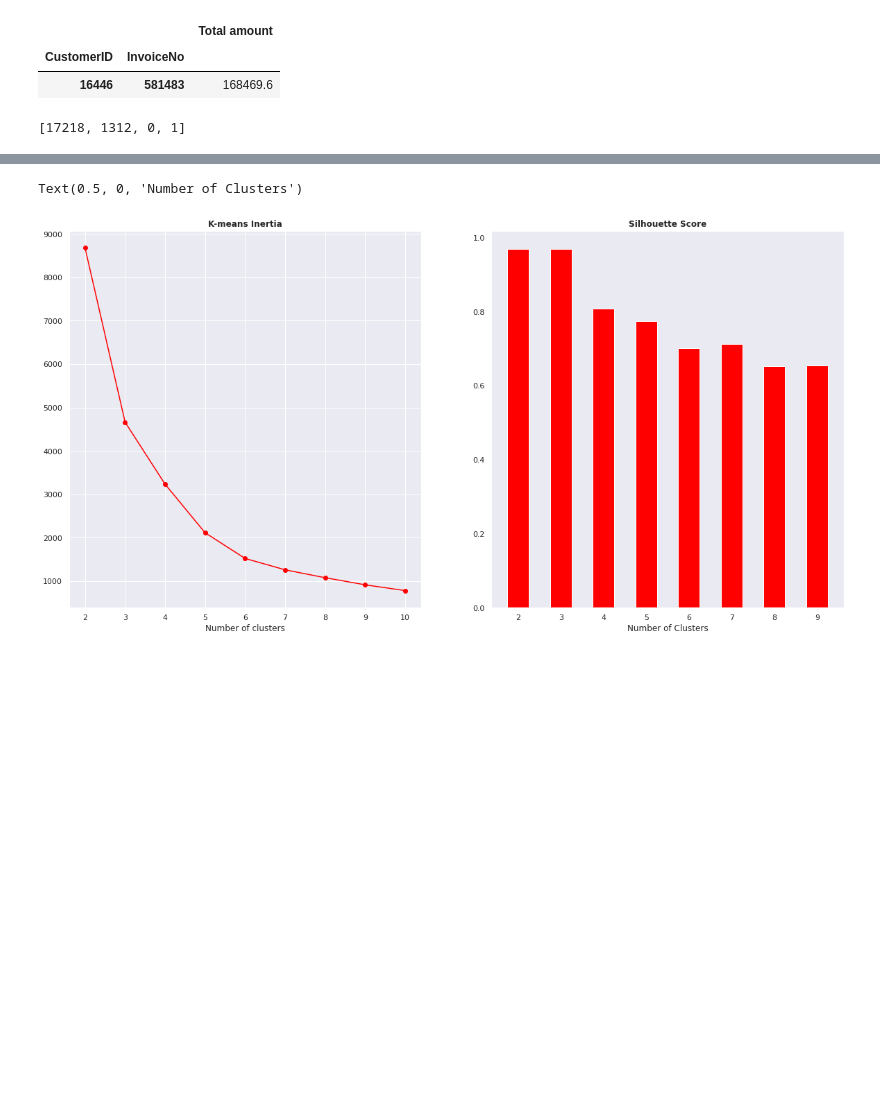
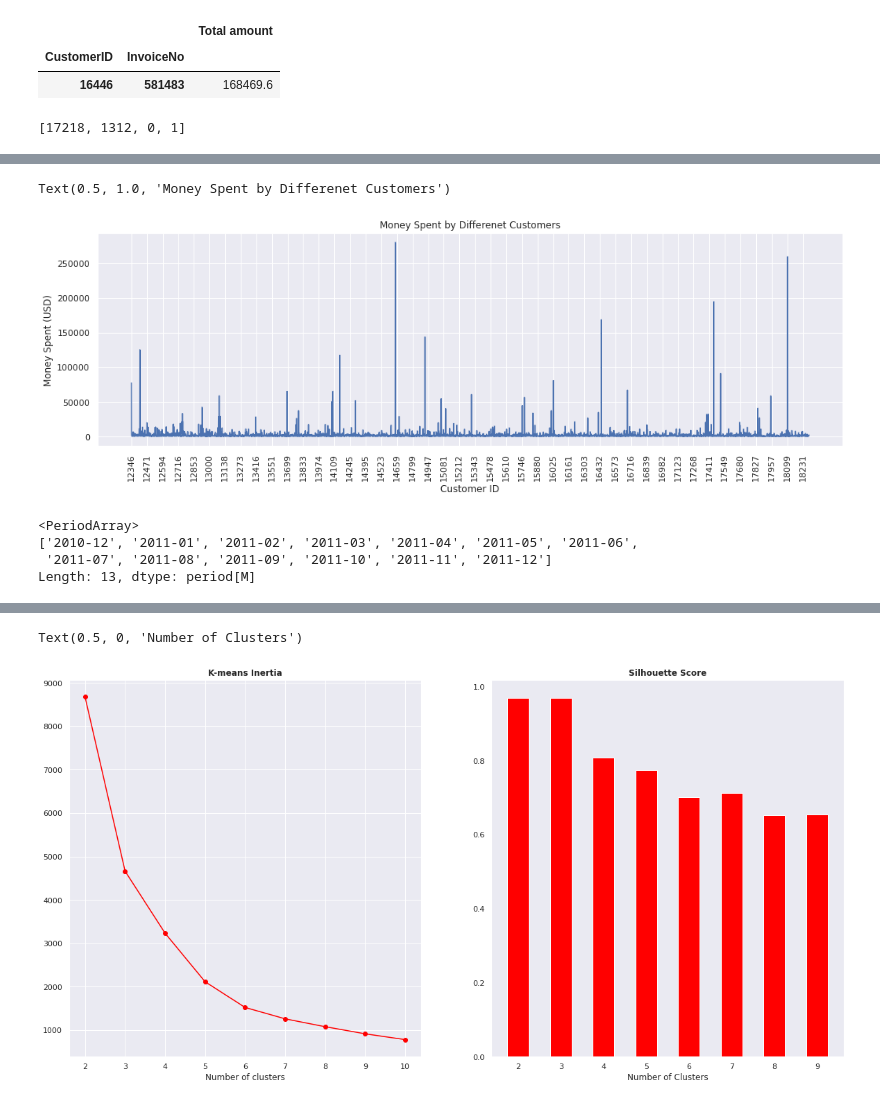
Before and after one commit to vbanai/ML-Technics-in-Retail, a Jupyter notebook: Comprehensive_ecommerce_analysis.ipynb, the cells around one changed output, grey strips where cells are left out. Cells and saved outputs as stored; diff of their text form; code cells hidden in the pictures; blank space fills up the shorter version.

```diff
--- a/Comprehensive_ecommerce_analysis.ipynb
+++ b/Comprehensive_ecommerce_analysis.ipynb
@@ -436,0 +503,22 @@ pio.show(pie_chart, renderer="colab")
+# %%
+#Visualizing money spent by all customers
+money_spent=df_initial2.groupby(by=['CustomerID', 'Country'], as_index=False)['Total amount'].sum()
+
+plt.subplots(figsize=(17,5))
+plt.plot(money_spent.CustomerID, money_spent['Total amount'])
+plt.xlabel("Customer ID")
+plt.ylabel('Money Spent (USD)')
+plt.xticks(np.arange(0, len(orders)+1, 100))
+plt.xticks(rotation=90)
+plt.title('Money Spent by Differenet Customers')
+# %% [output]
+Text(0.5, 1.0, 'Money Spent by Differenet Customers')
+[figure, added]
+# %%
+timeindex=df_initial2.set_index("InvoiceDate")
+timeindex.year_month.unique()
+# %% [output]
+<PeriodArray>
+['2010-12', '2011-01', '2011-02', '2011-03', '2011-04', '2011-05', '2011-06',
+ '2011-07', '2011-08', '2011-09', '2011-10', '2011-11', '2011-12']
+Length: 13, dtype: period[M]
```
Also changed, not shown: parts of 162 cells of this notebook.
